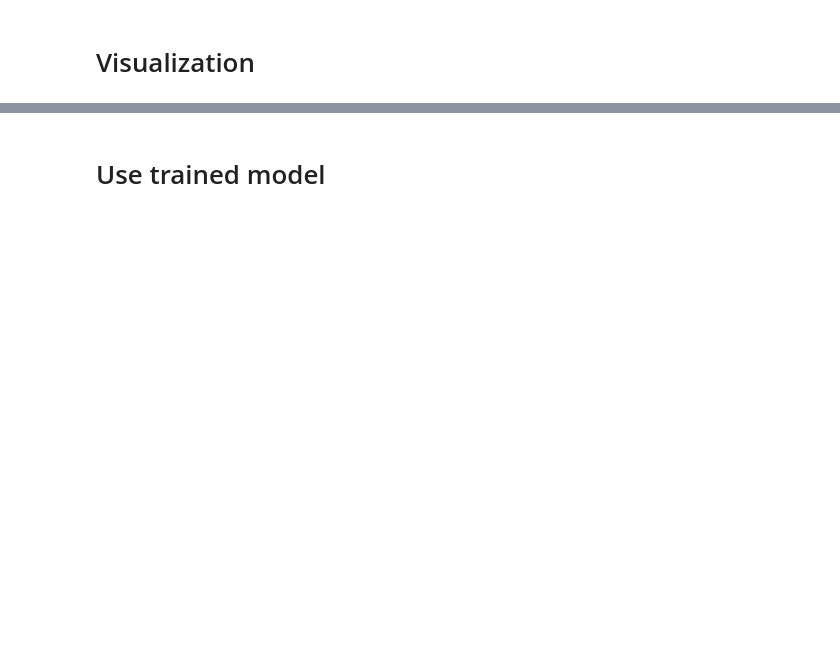
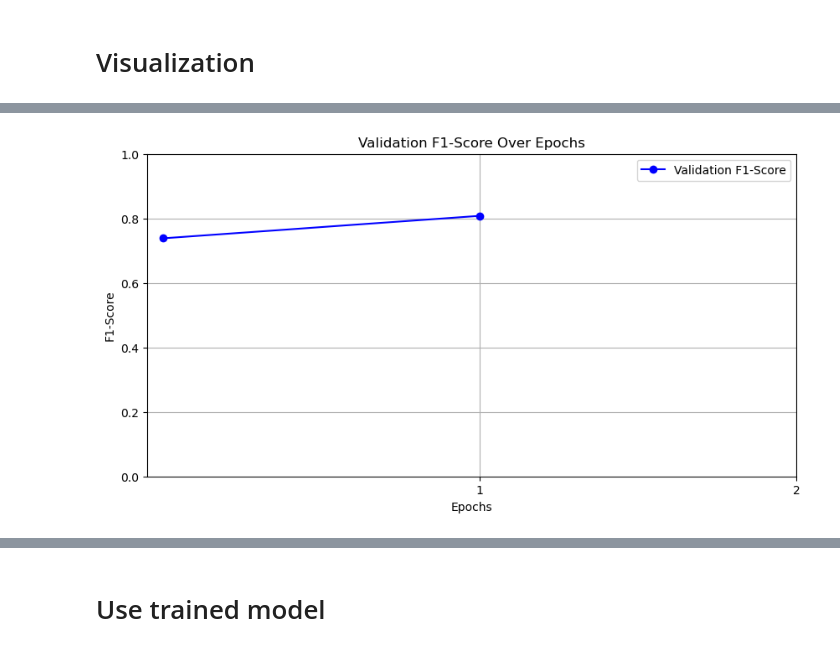
Before and after one commit to michsute/North-American-Animals-Classification, a Jupyter notebook: resnet_baseline.ipynb, the cells around one changed output, grey strips where cells are left out. Drawn from its saved outputs; the diff is of its cells as text; code cells hidden in the pictures; blank space fills up the shorter version.

```diff
--- a/resnet_baseline.ipynb
+++ b/resnet_baseline.ipynb
@@ -236,0 +397,14 @@ Final accuracy gap (train - val): 0.1313
+# %%
+# Plot F1-Score
+f, ax = plt.subplots(figsize=(10, 5), sharex=True)
+ax.plot(val_f1_scores, label='Validation F1-Score', marker='o', color='blue')
+ax.set_xlabel('Epochs', loc='center')
+ax.set_ylabel('F1-Score')
+ax.set_title('Validation F1-Score Over Epochs')
+ax.set_ylim(0, 1)
+ax.set_xticks(ticks=np.arange(1, 3, 1)) # HARD CODED
+ax.legend()
+ax.grid()
+f.show()
+# %% [output]
+[figure, added]
```
Also changed, not shown: parts of 14 cells of this notebook, 2 other files.
